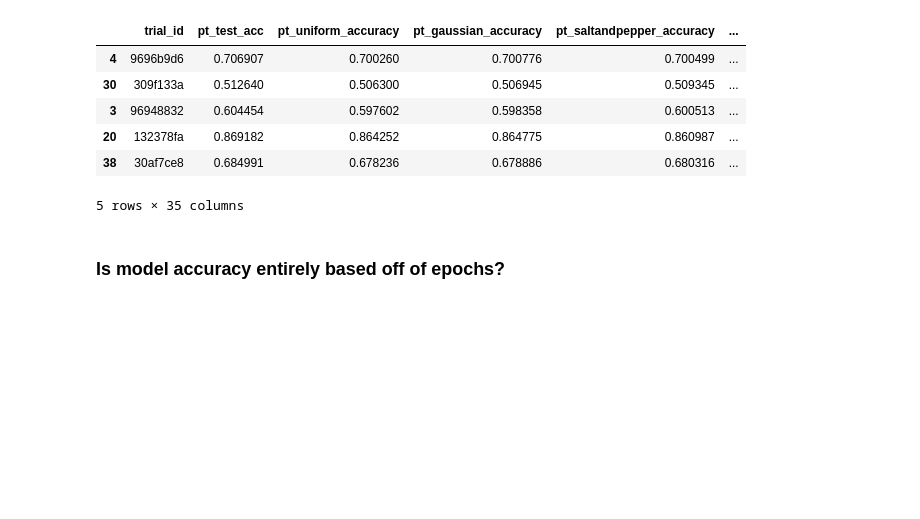
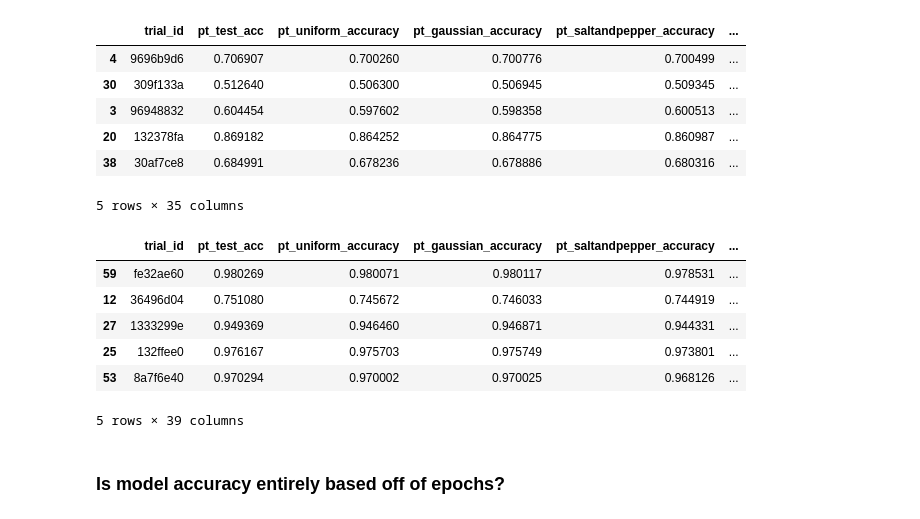
Before and after one commit to maxzvyagin/hyper_resilient_experiments, a Jupyter notebook: simple_mnist/notebooks/mnist_result_exploration.ipynb, the cells around one changed output. Cells and saved outputs as stored; diff of their text form; code cells hidden in the pictures; blank space fills up the shorter version.

```diff
--- a/simple_mnist/notebooks/mnist_result_exploration.ipynb
+++ b/simple_mnist/notebooks/mnist_result_exploration.ipynb
@@ -24,6 +24,8 @@ results.head()
 5 rows × 32 columns
 # %%
 sorted_results = results.sort_values('average_res', ascending=False)
+# %%
+pd.set_option('display.max_columns', None)
 # %%
 sorted_results.head()
 # %% [output]
@@ -74,6 +74,17 @@ biggest_resiliency_difference.tail()
 | 20 | 132378fa | 0.869182 | 0.864252 | 0.864775 | 0.860987 | ... |
 | 38 | 30af7ce8 | 0.684991 | 0.678236 | 0.678886 | 0.680316 | ... |
 5 rows × 35 columns
+# %%
+abs_res_diff = results.sort_values('abs_resiliency_diff', ascending=True)
+abs_res_diff.head()
+# %% [output]
+|  | trial_id | pt_test_acc | pt_uniform_accuracy | pt_gaussian_accuracy | pt_saltandpepper_accuracy | ... |
+| 59 | fe32ae60 | 0.980269 | 0.980071 | 0.980117 | 0.978531 | ... |
+| 12 | 36496d04 | 0.751080 | 0.745672 | 0.746033 | 0.744919 | ... |
+| 27 | 1333299e | 0.949369 | 0.946460 | 0.946871 | 0.944331 | ... |
+| 25 | 132ffee0 | 0.976167 | 0.975703 | 0.975749 | 0.973801 | ... |
+| 53 | 8a7f6e40 | 0.970294 | 0.970002 | 0.970025 | 0.968126 | ... |
+5 rows × 39 columns
 # %% [markdown]
 ### Is model accuracy entirely based off of epochs?
 # %%
```
Also changed, not shown: parts of 2 cells of this notebook, 1 other file.
